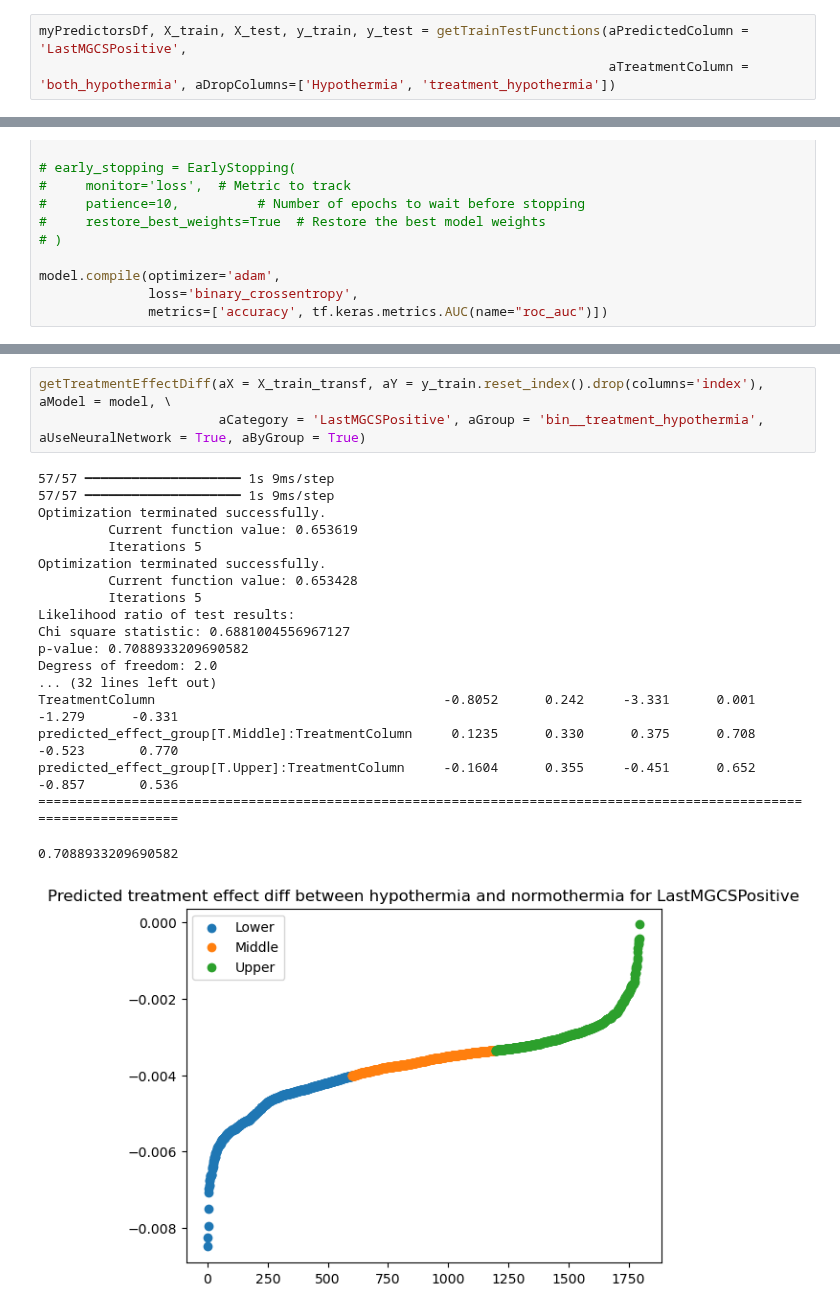
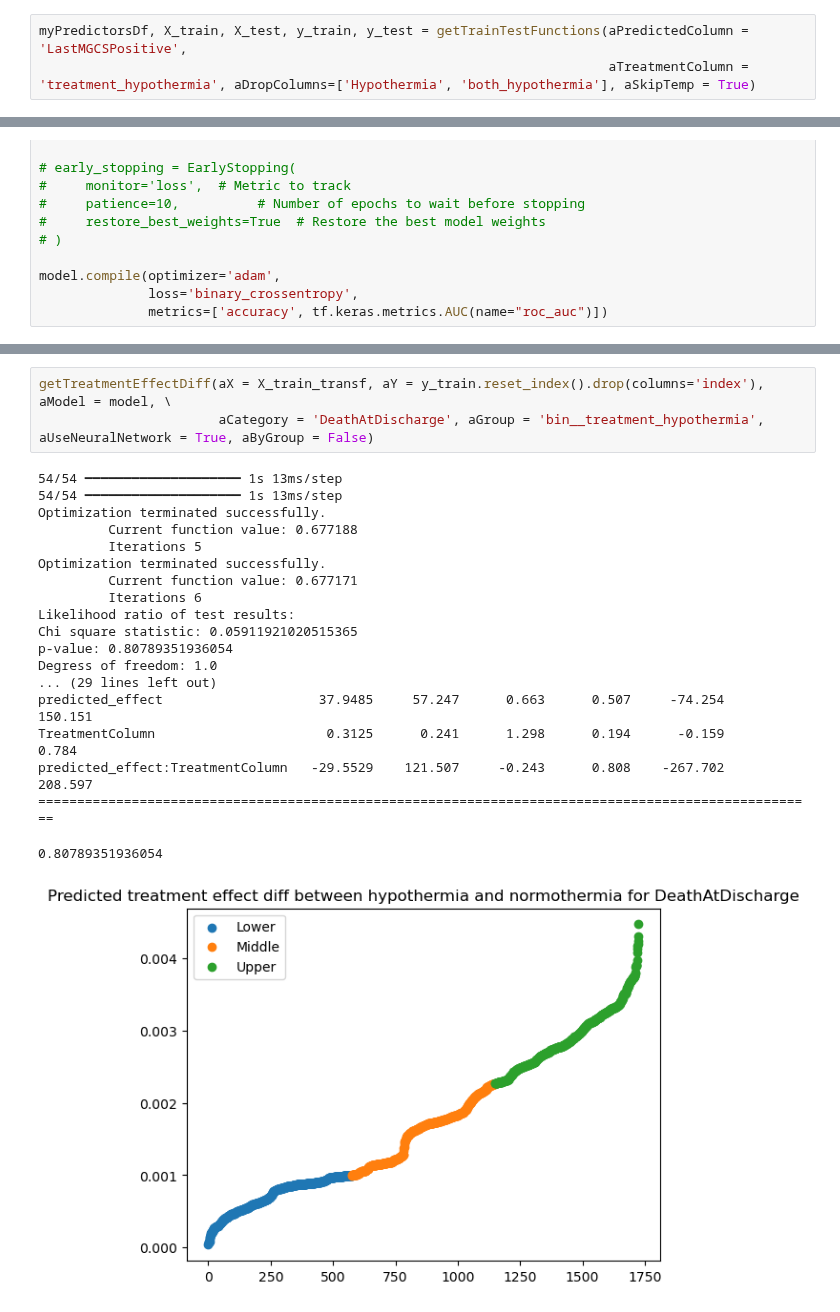
Before and after one commit to michelraskin/ttmhte, a Jupyter notebook: eICU/eICUAnalysisNeural.ipynb, the cells around one changed output, grey strips where cells are left out. Saved outputs shown, nothing was run; the diff lists cells and outputs as text.

```diff
--- a/eICU/eICUAnalysisNeural.ipynb
+++ b/eICU/eICUAnalysisNeural.ipynb
@@ -89,6 +77,6 @@ Note: You have installed the 'manylinux2014' variant of XGBoost. Certain feature
 # %%
 myPredictorsDf, X_train, X_test, y_train, y_test = getTrainTestFunctions(aPredictedColumn = 'LastMGCSPositive',
-                                                                         aTreatmentColumn = 'both_hypothermia', aDropColumns=['Hypothermia', 'treatment_hypothermia'])
+                                                                         aTreatmentColumn = 'treatment_hypothermia', aDropColumns=['Hypothermia', 'both_hypothermia'], aSkipTemp = True)
 # %%
 def getDefaultPipelineSteps(X_train):
     myNumericalColumns = X_train.columns[(X_train.nunique() > 5) & (X_train.dtypes != object)]
@@ -194,25 +171,25 @@ array([0.5581573 , 0.58710545, 0.27294993, 0.87569696, 0.39354992,
 # %%
 getTreatmentEffectDiff(aX = X_train_transf, aY = y_train.reset_index().drop(columns='index'), aModel = model, \
-                       aCategory = 'LastMGCSPositive', aGroup = 'bin__treatment_hypothermia', aUseNeuralNetwork = True, aByGroup = True)
+                       aCategory = 'DeathAtDischarge', aGroup = 'bin__treatment_hypothermia', aUseNeuralNetwork = True, aByGroup = False)
 # %% [output]
-57/57 ━━━━━━━━━━━━━━━━━━━━ 1s 9ms/step
-57/57 ━━━━━━━━━━━━━━━━━━━━ 1s 9ms/step
+54/54 ━━━━━━━━━━━━━━━━━━━━ 1s 13ms/step
+54/54 ━━━━━━━━━━━━━━━━━━━━ 1s 13ms/step
 Optimization terminated successfully.
-         Current function value: 0.653619
+         Current function value: 0.677188
          Iterations 5
 Optimization terminated successfully.
-         Current function value: 0.653428
-         Iterations 5
+         Current function value: 0.677171
+         Iterations 6
 Likelihood ratio of test results:
-Chi square statistic: 0.6881004556967127
-p-value: 0.7088933209690582
-Degress of freedom: 2.0
-... (32 lines left out)
-TreatmentColumn                                     -0.8052      0.242     -3.331      0.001      -1.279      -0.331
-predicted_effect_group[T.Middle]:TreatmentColumn     0.1235      0.330      0.375      0.708      -0.523       0.770
-predicted_effect_group[T.Upper]:TreatmentColumn     -0.1604      0.355     -0.451      0.652      -0.857       0.536
-====================================================================================================================
+Chi square statistic: 0.05911921020515365
+p-value: 0.80789351936054
+Degress of freedom: 1.0
+... (29 lines left out)
+predicted_effect                    37.9485     57.247      0.663      0.507     -74.254     150.151
+TreatmentColumn                      0.3125      0.241      1.298      0.194      -0.159       0.784
+predicted_effect:TreatmentColumn   -29.5529    121.507     -0.243      0.808    -267.702     208.597
+====================================================================================================
-0.7088933209690582
+0.80789351936054
-[figure, old version]
+[figure, new version]
 # %%
 getTreatmentEffectDiff(aX = X_test_transf, aY = y_test.reset_index().drop(columns='index'), aModel = model, \
```
Also changed, not shown: parts of 10 cells of this notebook, 3 other files.
